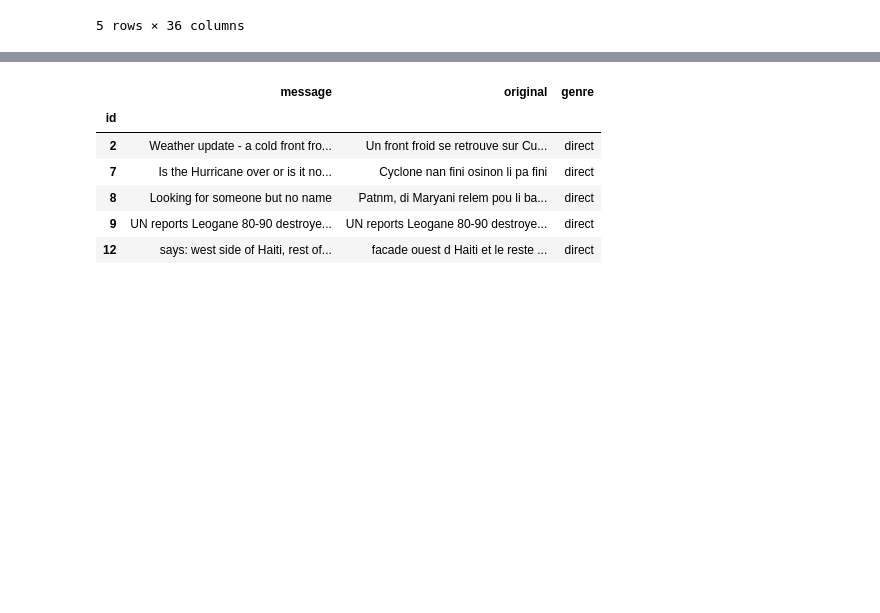
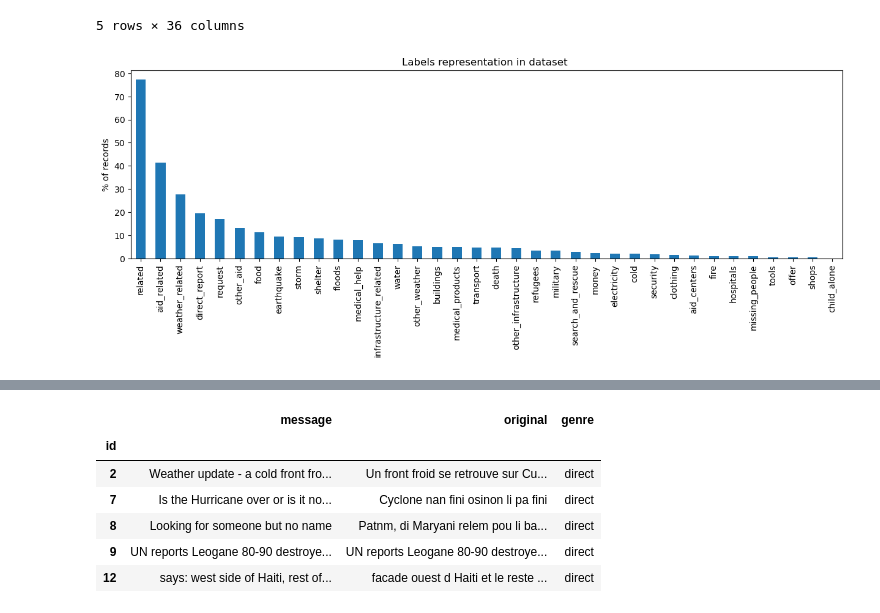
Before and after one commit to LaurentVeyssier/Disaster_Response_Pipeline, a Jupyter notebook: ETL Pipeline Preparation.ipynb, the cells around one changed output, grey strips where cells are left out. Cells and saved outputs as stored; diff of their text form; code cells hidden in the pictures; blank space fills up the shorter version.

```diff
--- a/ETL Pipeline Preparation.ipynb
+++ b/ETL Pipeline Preparation.ipynb
@@ -167,3 +175,10 @@ categories.head()
 | 9 | 1 | 1 | 0 | 1 | 0 | 1 | 0 | 0 | ... |
 | 12 | 1 | 0 | 0 | 0 | 0 | 0 | 0 | 0 | ... |
 5 rows × 36 columns
+# %%
+(categories.sum(axis=0) / len(categories) * 100).round(1).sort_values(ascending=False).plot(kind='bar', figsize=(15,4))
+plt.ylabel('% of records')
+plt.title('Labels representation in dataset ')
+plt.show()
+# %% [output]
+[figure, added]
```
Also changed, not shown: parts of 13 cells of this notebook, 9 other files.
